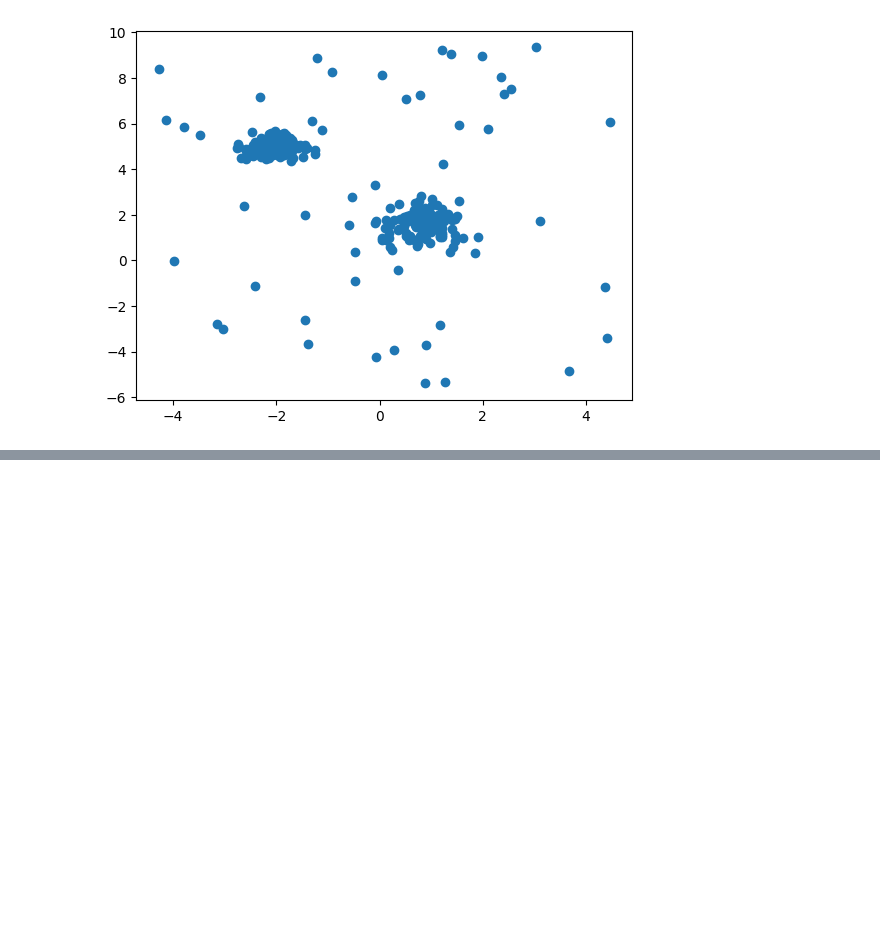
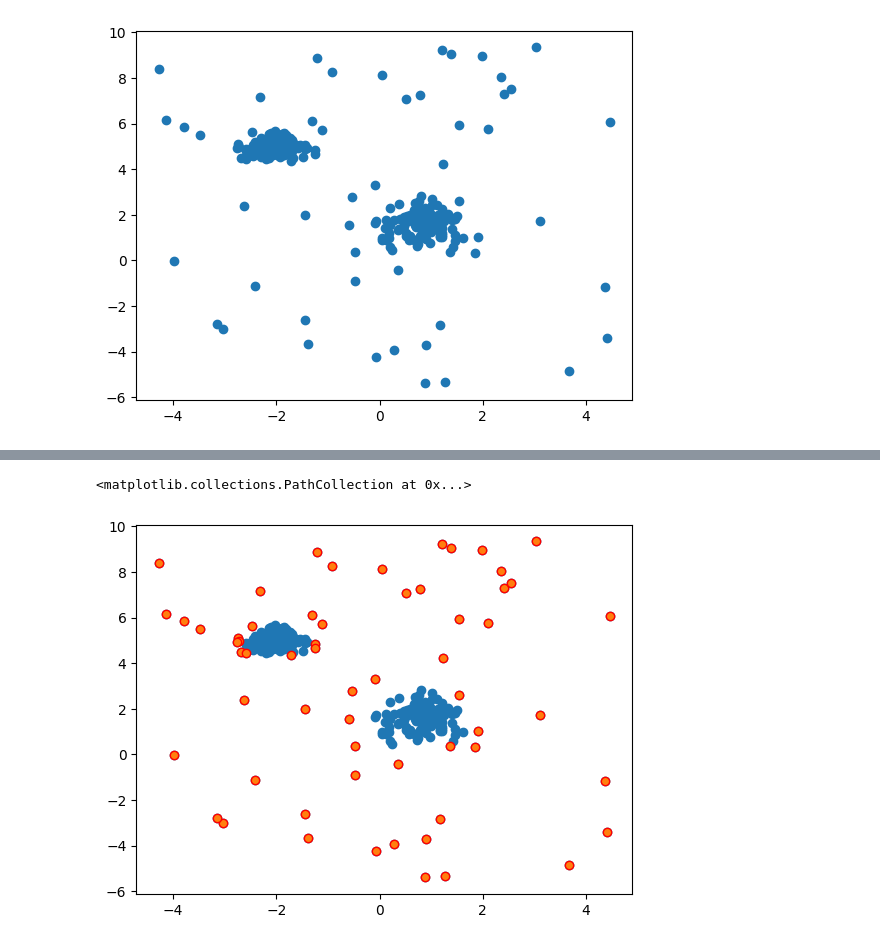
Before and after one commit to Shyam4849/Data-Science-and-Machine-Learning, a Jupyter notebook: 42-Anomaly-Detection-ML-Algorithm/42.1.2-Islolation-Forest-Anomaly-Detection.ipynb, the cells around one changed output, grey strips where cells are left out. Cells and saved outputs as stored; diff of their text form; code cells hidden in the pictures; blank space fills up the shorter version.

```diff
--- a/42-Anomaly-Detection-ML-Algorithm/42.1.2-Islolation-Forest-Anomaly-Detection.ipynb
+++ b/42-Anomaly-Detection-ML-Algorithm/42.1.2-Islolation-Forest-Anomaly-Detection.ipynb
@@ -67,0 +68,7 @@ plt.scatter(x[index,0],x[index,1],edgecolors='r')
+# %%
+index=np.where(predictions<0)
+plt.scatter(df.iloc[:,0],df.iloc[:,1])
+plt.scatter(x[index,0],x[index,1],edgecolors='r')
+# %% [output]
+<matplotlib.collections.PathCollection at 0x...>
+[figure, added]
```
Also changed, not shown: parts of 3 cells of this notebook.
